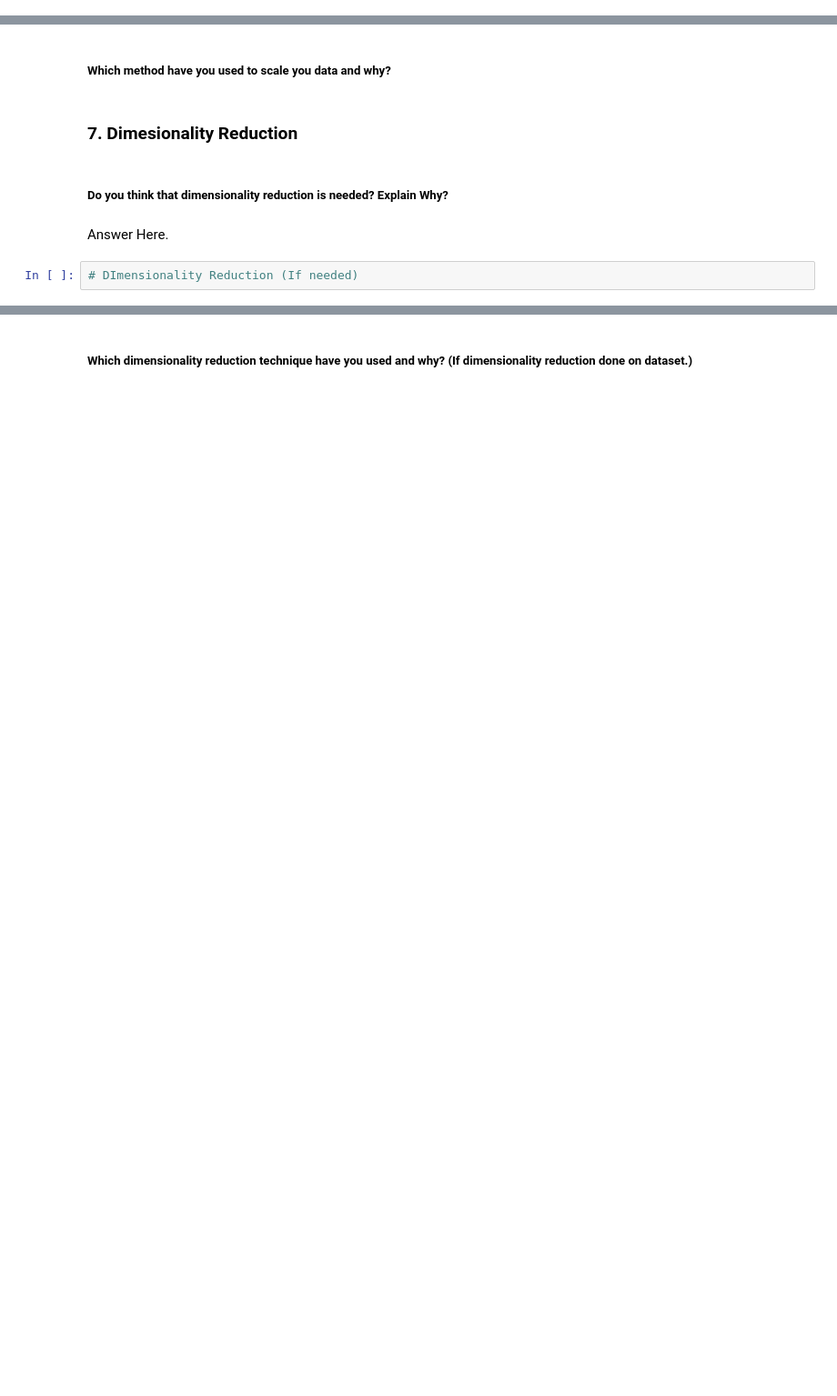
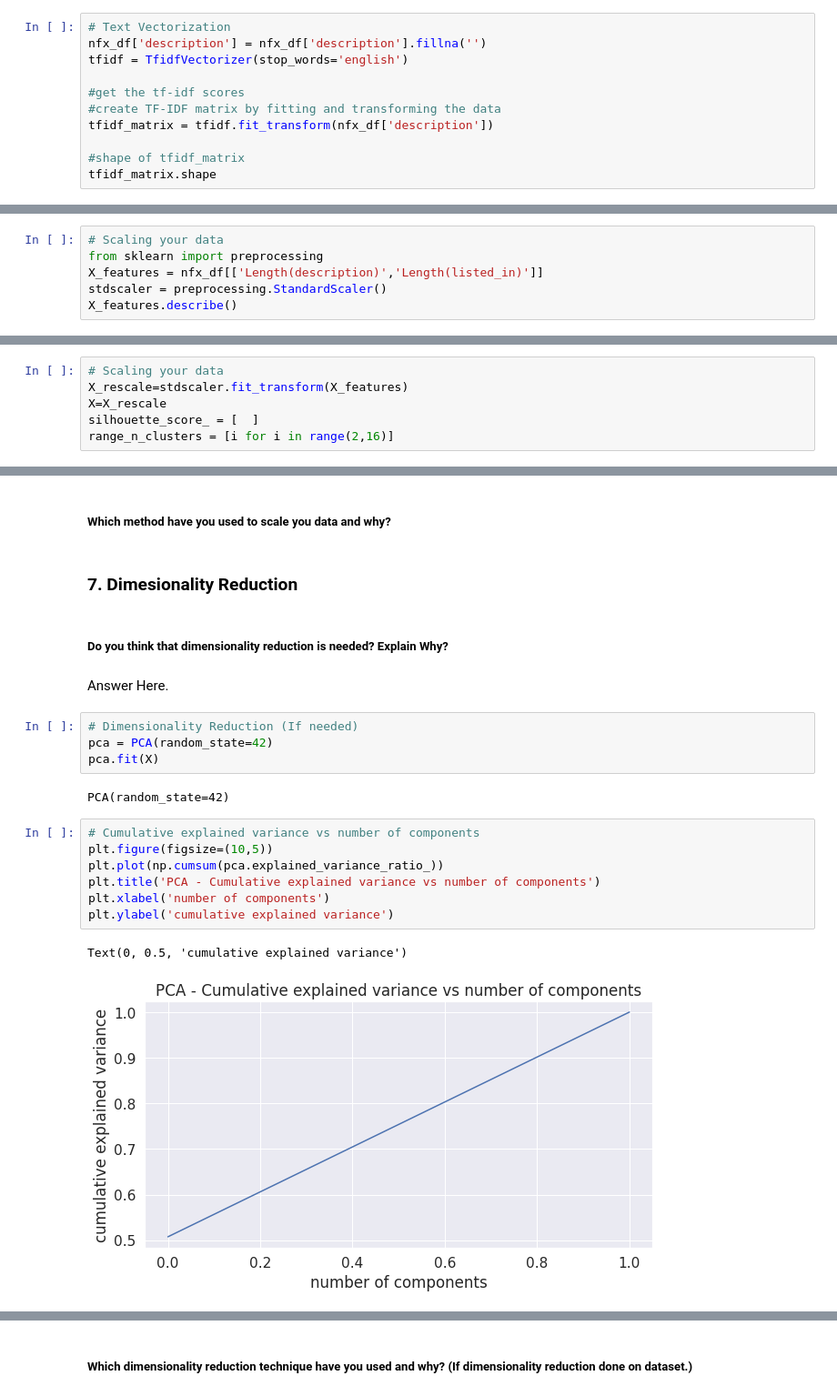
Before and after one commit to jaolekar/Netflix-clustering, a Jupyter notebook: Netflix_movies_and_TV_shows_Clustering_.ipynb, the cells around one changed output, grey strips where cells are left out. Shown at 91% size. Drawn from its saved outputs; the diff is of its cells as text; blank space fills up the shorter version.

```diff
--- a/Netflix_movies_and_TV_shows_Clustering_.ipynb
+++ b/Netflix_movies_and_TV_shows_Clustering_.ipynb
@@ -1124,0 +1242,11 @@ Answer Here.
+# %%
+# Text Vectorization
+nfx_df['description'] = nfx_df['description'].fillna('')
+tfidf = TfidfVectorizer(stop_words='english')
+
+#get the tf-idf scores
+#create TF-IDF matrix by fitting and transforming the data
+tfidf_matrix = tfidf.fit_transform(nfx_df['description'])
+
+#shape of tfidf_matrix
+tfidf_matrix.shape
@@ -1156,0 +1261,6 @@ Answer Here.
+# %%
+# Scaling your data
+from sklearn import preprocessing
+X_features = nfx_df[['Length(description)','Length(listed_in)']]
+stdscaler = preprocessing.StandardScaler()
+X_features.describe()
@@ -1156,0 +1277,6 @@ Answer Here.
+# %%
+# Scaling your data
+X_rescale=stdscaler.fit_transform(X_features)
+X=X_rescale
+silhouette_score_ = [  ]
+range_n_clusters = [i for i in range(2,16)]
@@ -1163,4 +1313,18 @@ Answer Here.
 # %% [markdown]
 Answer Here.
 # %%
-# DImensionality Reduction (If needed)
+# Dimensionality Reduction (If needed)
+pca = PCA(random_state=42)
+pca.fit(X)
+# %% [output]
+PCA(random_state=42)
+# %%
+# Cumulative explained variance vs number of components
+plt.figure(figsize=(10,5))
+plt.plot(np.cumsum(pca.explained_variance_ratio_))
+plt.title('PCA - Cumulative explained variance vs number of components')
+plt.xlabel('number of components')
+plt.ylabel('cumulative explained variance')
+# %% [output]
+Text(0, 0.5, 'cumulative explained variance')
+[figure, added]
```
Also changed, not shown: parts of 64 cells of this notebook.
